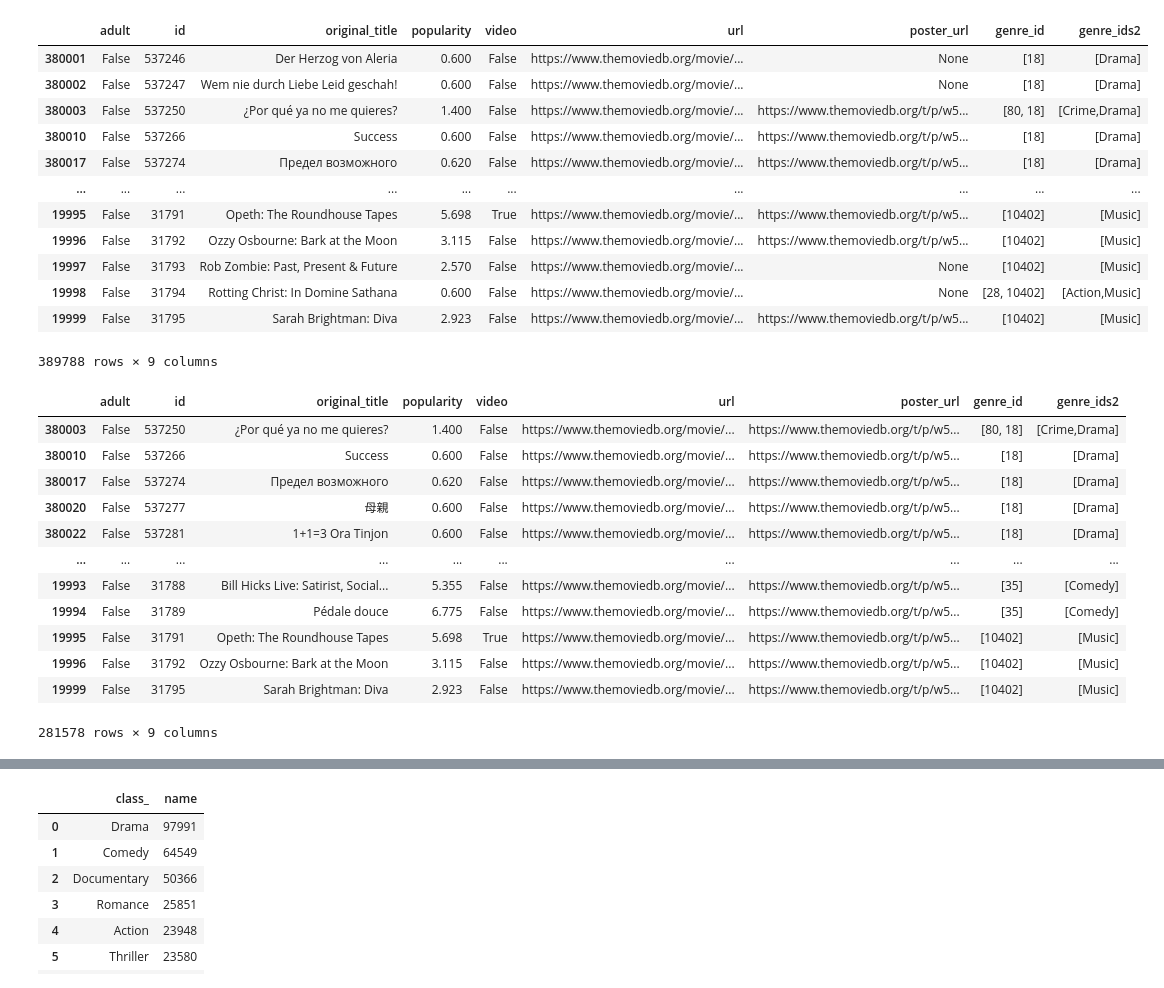
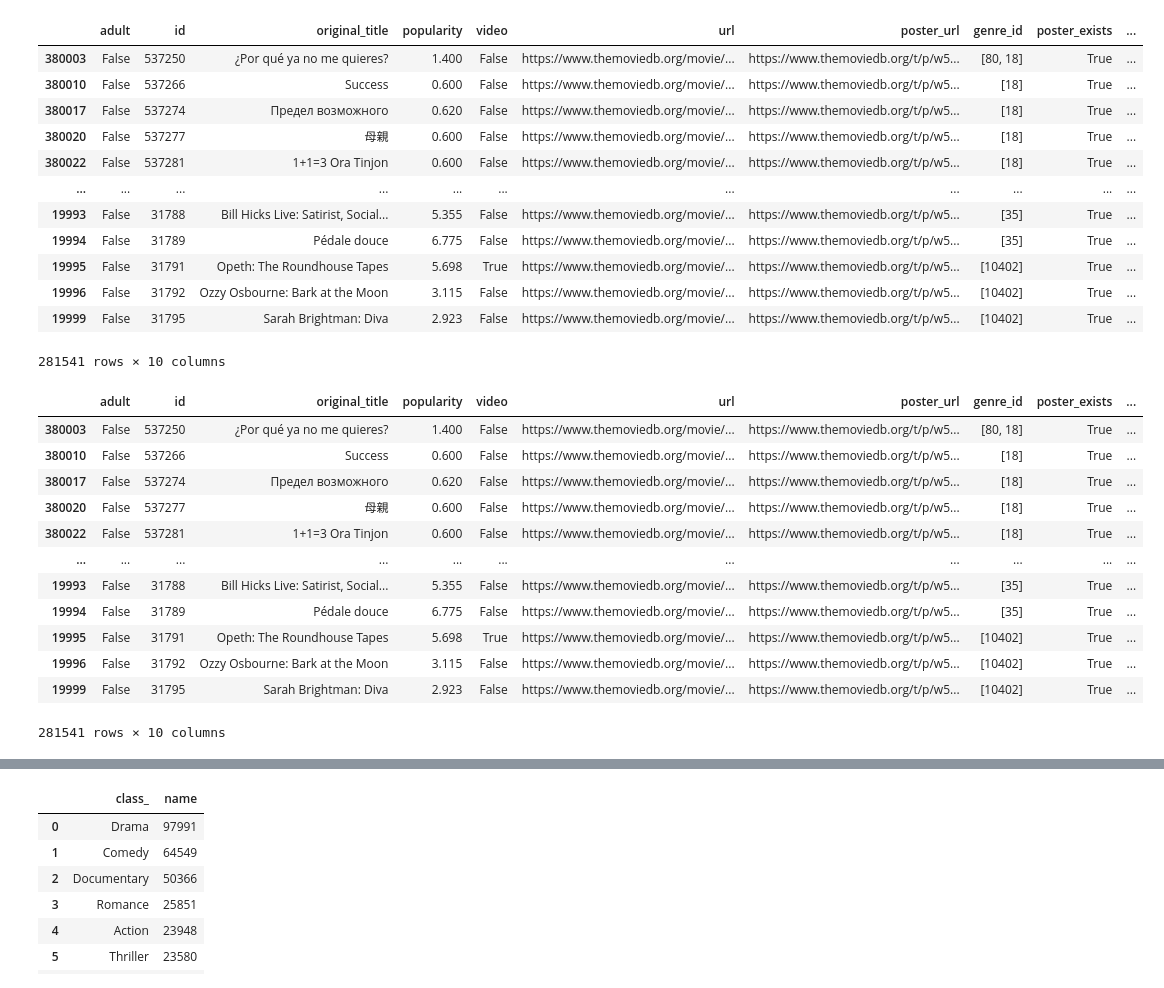
Before and after one commit to rainerenglisch/AIDA_movie_genre, a Jupyter notebook: notebooks/01_analyse_movie_paquet_2.ipynb, the cells around one changed output, grey strips where cells are left out. Drawn from its saved outputs; the diff is of its cells as text; code cells hidden in the pictures.

```diff
--- a/notebooks/01_analyse_movie_paquet_2.ipynb
+++ b/notebooks/01_analyse_movie_paquet_2.ipynb
@@ -36,6 +51,9 @@ movies.isnull().sum()
 
 # there are movies without gender
 movies = movies.drop(movies[movies['genre_id']=='[]'].index)
+
+# drop movies with not available posters
+movies = movies.drop(movies[movies['poster_exists']==False].index)
 
 movies[movies['genre_id']=='[]']
 
@@ -58,64 +76,64 @@ map_gender={"28":"Action",
 "878"	:"Science Fiction",
 "10770":"TV Movie",
 "53":"Thriller",
 "10752":"War",
 "37":"Western" }
 
 def map_multiclass(x):
 
   tmp=[]
 
 
   for y in x.split(","):
 
     y=y.replace('[', '')
     y=y.replace(']', '')
     y=y.replace(' ', '')
 
     if y in map_gender:
      tmp.append(map_gender[y])
 
 
 
   return [','.join(tmp)]
 
 
 movies['genre_ids2']=movies['genre_id'].apply(lambda x: map_multiclass(x))
 
 
 movies
 # %% [output]
-|  | adult | id | original_title | popularity | video | url | poster_url | genre_id | genre_ids2 |
-| 380001 | False | 537246 | Der Herzog von Aleria | 0.600 | False | https://www.themoviedb.org/movie/... | None | [18] | [Drama] |
-| 380002 | False | 537247 | Wem nie durch Liebe Leid geschah! | 0.600 | False | https://www.themoviedb.org/movie/... | None | [18] | [Drama] |
-| 380003 | False | 537250 | ¿Por qué ya no me quieres? | 1.400 | False | https://www.themoviedb.org/movie/... | https://www.themoviedb.org/t/p/w5... | [80, 18] | [Crime,Drama] |
-| 380010 | False | 537266 | Success | 0.600 | False | https://www.themoviedb.org/movie/... | https://www.themoviedb.org/t/p/w5... | [18] | [Drama] |
-| 380017 | False | 537274 | Предел возможного | 0.620 | False | https://www.themoviedb.org/movie/... | https://www.themoviedb.org/t/p/w5... | [18] | [Drama] |
-| ... | ... | ... | ... | ... | ... | ... | ... | ... | ... |
-| 19995 | False | 31791 | Opeth: The Roundhouse Tapes | 5.698 | True | https://www.themoviedb.org/movie/... | https://www.themoviedb.org/t/p/w5... | [10402] | [Music] |
-| 19996 | False | 31792 | Ozzy Osbourne: Bark at the Moon | 3.115 | False | https://www.themoviedb.org/movie/... | https://www.themoviedb.org/t/p/w5... | [10402] | [Music] |
-| 19997 | False | 31793 | Rob Zombie: Past, Present & Future | 2.570 | False | https://www.themoviedb.org/movie/... | None | [10402] | [Music] |
-| 19998 | False | 31794 | Rotting Christ: In Domine Sathana | 0.600 | False | https://www.themoviedb.org/movie/... | None | [28, 10402] | [Action,Music] |
-| 19999 | False | 31795 | Sarah Brightman: Diva | 2.923 | False | https://www.themoviedb.org/movie/... | https://www.themoviedb.org/t/p/w5... | [10402] | [Music] |
+|  | adult | id | original_title | popularity | video | url | poster_url | genre_id | poster_exists | ... |
+| 380003 | False | 537250 | ¿Por qué ya no me quieres? | 1.400 | False | https://www.themoviedb.org/movie/... | https://www.themoviedb.org/t/p/w5... | [80, 18] | True | ... |
+| 380010 | False | 537266 | Success | 0.600 | False | https://www.themoviedb.org/movie/... | https://www.themoviedb.org/t/p/w5... | [18] | True | ... |
+| 380017 | False | 537274 | Предел возможного | 0.620 | False | https://www.themoviedb.org/movie/... | https://www.themoviedb.org/t/p/w5... | [18] | True | ... |
+| 380020 | False | 537277 | 母親 | 0.600 | False | https://www.themoviedb.org/movie/... | https://www.themoviedb.org/t/p/w5... | [18] | True | ... |
+| 380022 | False | 537281 | 1+1=3 Ora Tinjon | 0.600 | False | https://www.themoviedb.org/movie/... | https://www.themoviedb.org/t/p/w5... | [18] | True | ... |
+| ... | ... | ... | ... | ... | ... | ... | ... | ... | ... | ... |
+| 19993 | False | 31788 | Bill Hicks Live: Satirist, Social... | 5.355 | False | https://www.themoviedb.org/movie/... | https://www.themoviedb.org/t/p/w5... | [35] | True | ... |
+| 19994 | False | 31789 | Pédale douce | 6.775 | False | https://www.themoviedb.org/movie/... | https://www.themoviedb.org/t/p/w5... | [35] | True | ... |
+| 19995 | False | 31791 | Opeth: The Roundhouse Tapes | 5.698 | True | https://www.themoviedb.org/movie/... | https://www.themoviedb.org/t/p/w5... | [10402] | True | ... |
+| 19996 | False | 31792 | Ozzy Osbourne: Bark at the Moon | 3.115 | False | https://www.themoviedb.org/movie/... | https://www.themoviedb.org/t/p/w5... | [10402] | True | ... |
+| 19999 | False | 31795 | Sarah Brightman: Diva | 2.923 | False | https://www.themoviedb.org/movie/... | https://www.themoviedb.org/t/p/w5... | [10402] | True | ... |
-389788 rows × 9 columns
+281541 rows × 10 columns
 # %%
 
 movies = movies.drop(movies[movies['poster_url'].isnull()].index)
 movies
 # %% [output]
-|  | adult | id | original_title | popularity | video | url | poster_url | genre_id | genre_ids2 |
-| 380003 | False | 537250 | ¿Por qué ya no me quieres? | 1.400 | False | https://www.themoviedb.org/movie/... | https://www.themoviedb.org/t/p/w5... | [80, 18] | [Crime,Drama] |
-| 380010 | False | 537266 | Success | 0.600 | False | https://www.themoviedb.org/movie/... | https://www.themoviedb.org/t/p/w5... | [18] | [Drama] |
-| 380017 | False | 537274 | Предел возможного | 0.620 | False | https://www.themoviedb.org/movie/... | https://www.themoviedb.org/t/p/w5... | [18] | [Drama] |
-| 380020 | False | 537277 | 母親 | 0.600 | False | https://www.themoviedb.org/movie/... | https://www.themoviedb.org/t/p/w5... | [18] | [Drama] |
-| 380022 | False | 537281 | 1+1=3 Ora Tinjon | 0.600 | False | https://www.themoviedb.org/movie/... | https://www.themoviedb.org/t/p/w5... | [18] | [Drama] |
-| ... | ... | ... | ... | ... | ... | ... | ... | ... | ... |
-| 19993 | False | 31788 | Bill Hicks Live: Satirist, Social... | 5.355 | False | https://www.themoviedb.org/movie/... | https://www.themoviedb.org/t/p/w5... | [35] | [Comedy] |
-| 19994 | False | 31789 | Pédale douce | 6.775 | False | https://www.themoviedb.org/movie/... | https://www.themoviedb.org/t/p/w5... | [35] | [Comedy] |
-| 19995 | False | 31791 | Opeth: The Roundhouse Tapes | 5.698 | True | https://www.themoviedb.org/movie/... | https://www.themoviedb.org/t/p/w5... | [10402] | [Music] |
-| 19996 | False | 31792 | Ozzy Osbourne: Bark at the Moon | 3.115 | False | https://www.themoviedb.org/movie/... | https://www.themoviedb.org/t/p/w5... | [10402] | [Music] |
-| 19999 | False | 31795 | Sarah Brightman: Diva | 2.923 | False | https://www.themoviedb.org/movie/... | https://www.themoviedb.org/t/p/w5... | [10402] | [Music] |
+|  | adult | id | original_title | popularity | video | url | poster_url | genre_id | poster_exists | ... |
+| 380003 | False | 537250 | ¿Por qué ya no me quieres? | 1.400 | False | https://www.themoviedb.org/movie/... | https://www.themoviedb.org/t/p/w5... | [80, 18] | True | ... |
+| 380010 | False | 537266 | Success | 0.600 | False | https://www.themoviedb.org/movie/... | https://www.themoviedb.org/t/p/w5... | [18] | True | ... |
+| 380017 | False | 537274 | Предел возможного | 0.620 | False | https://www.themoviedb.org/movie/... | https://www.themoviedb.org/t/p/w5... | [18] | True | ... |
+| 380020 | False | 537277 | 母親 | 0.600 | False | https://www.themoviedb.org/movie/... | https://www.themoviedb.org/t/p/w5... | [18] | True | ... |
+| 380022 | False | 537281 | 1+1=3 Ora Tinjon | 0.600 | False | https://www.themoviedb.org/movie/... | https://www.themoviedb.org/t/p/w5... | [18] | True | ... |
+| ... | ... | ... | ... | ... | ... | ... | ... | ... | ... | ... |
+| 19993 | False | 31788 | Bill Hicks Live: Satirist, Social... | 5.355 | False | https://www.themoviedb.org/movie/... | https://www.themoviedb.org/t/p/w5... | [35] | True | ... |
+| 19994 | False | 31789 | Pédale douce | 6.775 | False | https://www.themoviedb.org/movie/... | https://www.themoviedb.org/t/p/w5... | [35] | True | ... |
+| 19995 | False | 31791 | Opeth: The Roundhouse Tapes | 5.698 | True | https://www.themoviedb.org/movie/... | https://www.themoviedb.org/t/p/w5... | [10402] | True | ... |
+| 19996 | False | 31792 | Ozzy Osbourne: Bark at the Moon | 3.115 | False | https://www.themoviedb.org/movie/... | https://www.themoviedb.org/t/p/w5... | [10402] | True | ... |
+| 19999 | False | 31795 | Sarah Brightman: Diva | 2.923 | False | https://www.themoviedb.org/movie/... | https://www.themoviedb.org/t/p/w5... | [10402] | True | ... |
-281578 rows × 9 columns
+281541 rows × 10 columns
 # %%
 
 ## Dist of genders
```
Also changed, not shown: parts of 18 cells of this notebook, 6 other files.
